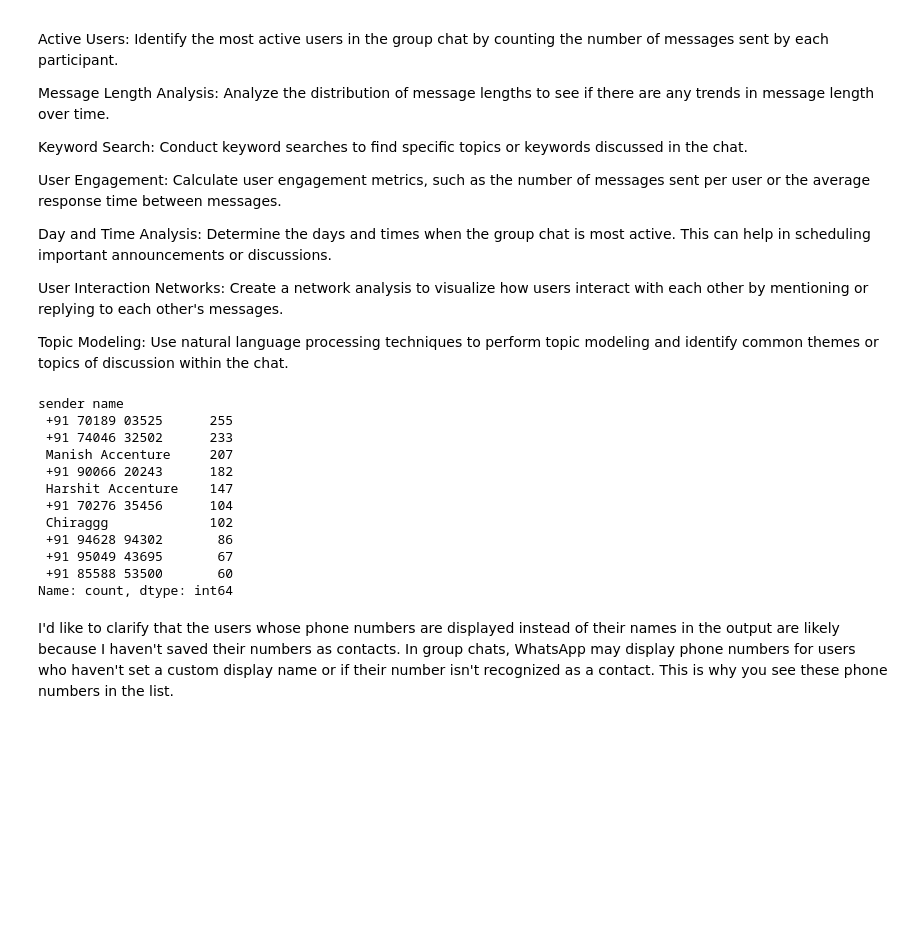
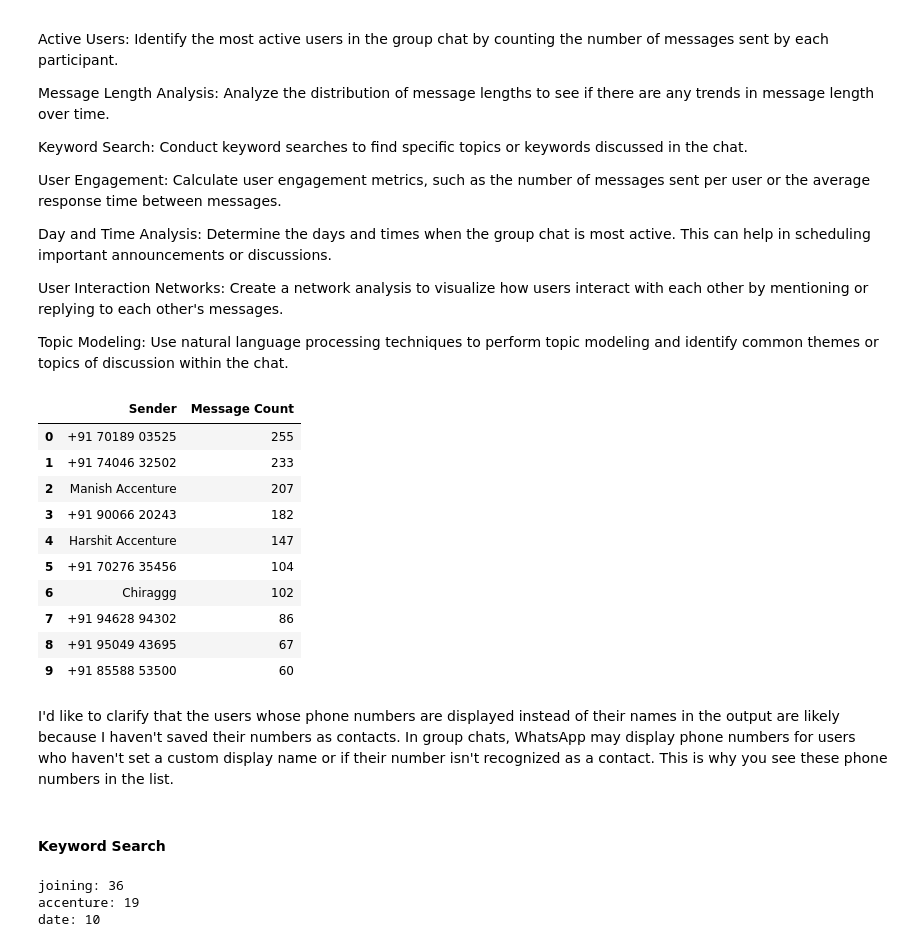
Before and after one commit to Chirag529/WhatsAppAnalysis, a Jupyter notebook: main.ipynb, the cells around one changed output. Cells and saved outputs as stored; diff of their text form; code cells hidden in the pictures; blank space fills up the shorter version.

Commit message:
common keyword added

```diff
--- a/main.ipynb
+++ b/main.ipynb
@@ -295,7 +297,8 @@ top_10_df
 | 10 | 😅 | 3 |
 # %%
 URLPATTERN = r"(https://\S+)"
-df["urlcount"] = df.Message.apply(lambda x: regex.findall(URLPATTERN, x)).str.len()
+df["urlcount"] = df.Message.apply(
+    lambda x: regex.findall(URLPATTERN, x)).str.len()
 links = np.sum(df.urlcount)
 
 links
@@ -366,21 +372,63 @@ Topic Modeling: Use natural language processing techniques to perform topic mode
 # %%
 # Find the top 10 most active users in the group chat
 top_10_active_users = df["sender name"].value_counts().head(10)
 
+# Convert the Series to a DataFrame and reset the index
+top_10_active_users_df = top_10_active_users.reset_index()
+
+# Rename the columns to be more descriptive
+top_10_active_users_df.columns = ["Sender", "Message Count"]
+
 # Print the top 10 most active users
-print(top_10_active_users)
+top_10_active_users_df
 # %% [output]
-sender name
- +91 70189 03525      255
- +91 74046 32502      233
- Manish Accenture     207
- +91 90066 20243      182
- Harshit Accenture    147
- +91 70276 35456      104
- Chiraggg             102
- +91 94628 94302       86
- +91 95049 43695       67
- +91 85588 53500       60
-Name: count, dtype: int64
+|  | Sender | Message Count |
+| 0 | +91 70189 03525 | 255 |
+| 1 | +91 74046 32502 | 233 |
+| 2 | Manish Accenture | 207 |
+| 3 | +91 90066 20243 | 182 |
+| 4 | Harshit Accenture | 147 |
+| 5 | +91 70276 35456 | 104 |
+| 6 | Chiraggg | 102 |
+| 7 | +91 94628 94302 | 86 |
+| 8 | +91 95049 43695 | 67 |
+| 9 | +91 85588 53500 | 60 |
 # %% [markdown]
 I'd like to clarify that the users whose phone numbers are displayed instead of their names in the output are likely because I haven't saved their numbers as contacts. In group chats, WhatsApp may display phone numbers for users who haven't set a custom display name or if their number isn't recognized as a contact. This is why you see these phone numbers in the list.
+# %% [markdown]
+#### Keyword Search
+# %%
+# Let's conduct a keyword search to find the most common words used in the chat
+
+# Step 1: Combine all the chat messages into a single text
+text = " ".join(df["Message"])
+
+# Step 2: Tokenize the text into words
+words = text.split()
+
+# Step 3: Convert all words to lowercase to ensure case-insensitive matching
+words = [word.lower() for word in words]
+
+# Step 4: Define the keywords you want to search for
+# Replace with your desired keywords
+keywords = ["accenture", "joining", "date"]
+
+# Step 5: Initialize a dictionary to count the frequency of each keyword
+keyword_counts = {keyword: 0 for keyword in keywords}
+
+# Step 6: Count the frequency of each keyword in the text
+for word in words:
+    if word in keyword_counts:
+        keyword_counts[word] += 1
+
+# Step 7: Sort the keywords by frequency in descending order
+sorted_keywords = sorted(keyword_counts.items(),
+                         key=lambda x: x[1], reverse=True)
+
+# Step 8: Print the most common keywords and their frequencies
+for keyword, count in sorted_keywords:
+    print(f"{keyword}: {count}")
+# %% [output]
+joining: 36
+accenture: 19
+date: 10
```
Also changed, not shown: parts of 4 cells of this notebook.
